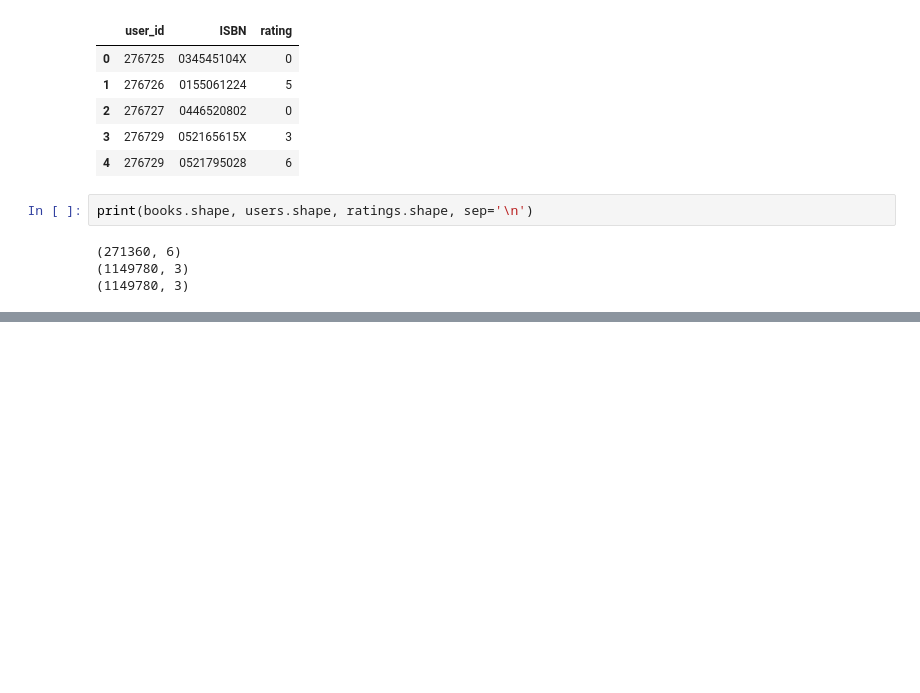
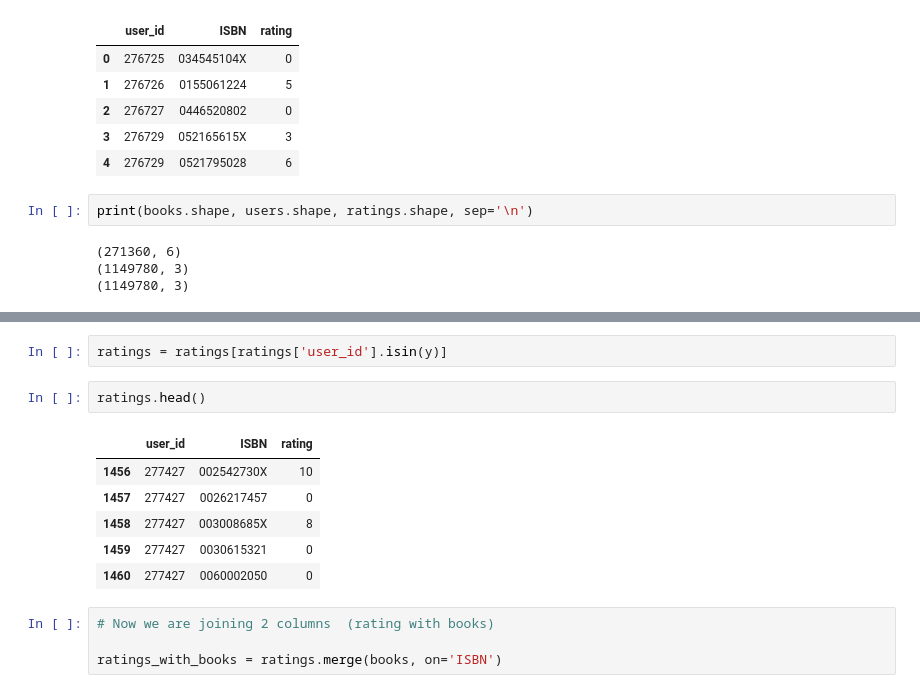
Before and after one commit to Anoop-2752/Book-Recommended-System, a Jupyter notebook: notebook/research.ipynb, the cells around one changed output, grey strips where cells are left out. Drawn from its saved outputs; the diff is of its cells as text; blank space fills up the shorter version.

```diff
--- a/notebook/research.ipynb
+++ b/notebook/research.ipynb
@@ -133,0 +183,15 @@ print(books.shape, users.shape, ratings.shape, sep='\n')
+# %%
+ratings = ratings[ratings['user_id'].isin(y)]
+# %%
+ratings.head()
+# %% [output]
+|  | user_id | ISBN | rating |
+| 1456 | 277427 | 002542730X | 10 |
+| 1457 | 277427 | 0026217457 | 0 |
+| 1458 | 277427 | 003008685X | 8 |
+| 1459 | 277427 | 0030615321 | 0 |
+| 1460 | 277427 | 0060002050 | 0 |
+# %%
+# Now we are joining 2 columns  (rating with books)
+
+ratings_with_books = ratings.merge(books, on='ISBN')
```
Also changed, not shown: parts of 16 cells of this notebook.
